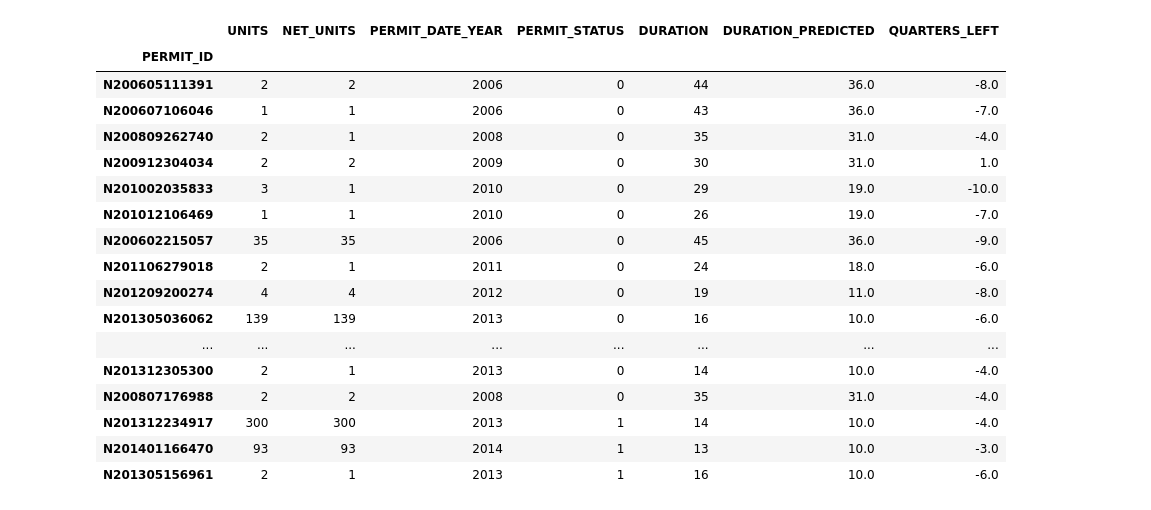
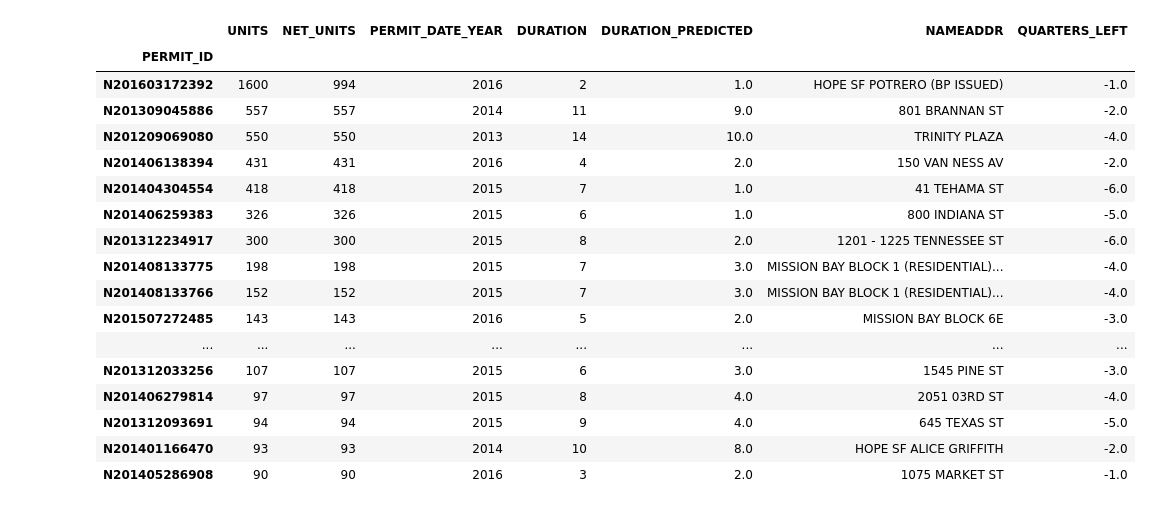
Before and after one commit to openland/statecraft-projects, a Jupyter notebook: housing_pipeline.ipynb, the cells around one changed output. Saved outputs shown, nothing was run; the diff lists cells and outputs as text; code cells hidden in the pictures.

```diff
--- a/housing_pipeline.ipynb
+++ b/housing_pipeline.ipynb
@@ -21,7 +21,7 @@ IPython.OutputArea.prototype._should_scroll = function(lines) {
 # %% [output]
 [interactive output not drawn]
 # %%
-columns = ['PERMIT_ID', 'UNITS', 'NET_UNITS', 'BESTSTAT', 'BESTDATE', 'YEAR', 'QUARTER']
+columns = ['PERMIT_ID', 'UNITS', 'NET_UNITS', 'BESTSTAT', 'BESTDATE', 'YEAR', 'QUARTER', 'NAMEADDR']
 # AFF_UNITS, NET_AFF_UNITS, NAMEADDR, APN
 distinct_columns = ['PERMIT_ID']
 
@@ -40,9 +40,13 @@ def loadData():
     return df
 
 def loadPermits():
-    converters = {'Permit Number': lambda x: 'N'+x.replace(',','')}
-    X = pd.read_csv("data_complete/Building_Permits_Filtered.csv", sep=',', infer_datetime_format=True, parse_dates=['PERMIT_DATE', 'PERMIT_STATUS_DATE'])
+    #converters = {'Permit Number': lambda x: 'N'+x.replace(',','')}
+    #X = pd.read_csv("data_complete/Building_Permits_Filtered.csv", sep=',', infer_datetime_format=True, parse_dates=['PERMIT_DATE', 'PERMIT_STATUS_DATE'])
+
+    X = pd.read_csv("data_complete/Building_Permits_ISSUED.csv", sep=',', infer_datetime_format=True, parse_dates=['PERMIT_ISSUED_DATE'])
+    X = X.drop_duplicates()
     X = X.set_index('PERMIT_ID')
+    X.rename(columns = {'PERMIT_ISSUED_DATE':'PERMIT_DATE'}, inplace = True)
     return X
 
 permits = loadPermits()
@@ -91,8 +95,8 @@ data['PERMIT_DATE_YEAR'] = pd.DatetimeIndex(data['PERMIT_DATE']).year
 data['PERMIT_DATE_QUARTER'] = pd.DatetimeIndex(data['PERMIT_DATE']).quarter
 
 data['DURATION'] = (data['YEAR_END'] - data['PERMIT_DATE_YEAR']) * 4 + data['QUARTER_END'] - data['PERMIT_DATE_QUARTER'] + 1
-data = data[['UNITS', 'NET_UNITS', 'YEAR_END', 'QUARTER_END', # , 'PERMIT_DATE', 'YEAR_START', 'QUARTER_START'
-             'PERMIT_DATE_YEAR', 'PERMIT_DATE_QUARTER', 'DURATION', 'PERMIT_STATUS', 'PERMIT_STATUS_DATE']]
+data = data[['UNITS', 'NET_UNITS', 'YEAR_END', 'QUARTER_END', 'NAMEADDR',# , 'PERMIT_DATE', 'YEAR_START', 'QUARTER_START'
+             'PERMIT_DATE_YEAR', 'PERMIT_DATE_QUARTER', 'DURATION']]#, 'PERMIT_STATUS', 'PERMIT_STATUS_DATE']]
 data.head()
 # %% [output]
 565
@@ -181,11 +185,11 @@ grouped.plot(y = 'NET_UNITS', kind = "bar", figsize=(20,10), title="Total units
 #incomplete['PERMIT_DATE_YEAR'] = 2017 - incomplete['PERMIT_DATE_YEAR']
 
 # if permit status is "complete"
-complete['PERMIT_STATUS'] = pd.get_dummies( complete['PERMIT_STATUS'] )['complete']
-incomplete['PERMIT_STATUS'] = pd.get_dummies( incomplete['PERMIT_STATUS'] )['complete']
+#complete['PERMIT_STATUS'] = pd.get_dummies( complete['PERMIT_STATUS'] )['complete']
+#incomplete['PERMIT_STATUS'] = pd.get_dummies( incomplete['PERMIT_STATUS'] )['complete']
 
-columns_to_show = ['UNITS', 'NET_UNITS', 'PERMIT_DATE_YEAR', 'PERMIT_STATUS', 'DURATION',
-                   'DURATION_PREDICTED']
+columns_to_show = ['UNITS', 'NET_UNITS', 'PERMIT_DATE_YEAR', 'DURATION',
+                   'DURATION_PREDICTED', 'NAMEADDR']
 # %%
 X_train, X_val, y_train, y_val = train_test_split(
     complete,
@@ -195,13 +199,13 @@ X_train, X_val, y_train, y_val = train_test_split(
 
 # linear regression 11.09
 #model = linear_model.LinearRegression(fit_intercept=True, normalize=True)
-model = RandomForestRegressor(max_depth=2, criterion="mse", warm_start=True)
-model.fit(X_train[['UNITS', 'PERMIT_DATE_YEAR', 'PERMIT_STATUS']], y_train)
+model = RandomForestRegressor(max_depth=8, criterion="mse", min_samples_split=6)
+model.fit(X_train[['UNITS', 'PERMIT_DATE_YEAR', 'PERMIT_DATE_QUARTER']], y_train)
 
 #print('Coefficients: \n', model.coef_)
 print(model.feature_importances_)
 
-y_val_predicted = model.predict(X_val[['UNITS', 'PERMIT_DATE_YEAR', 'PERMIT_STATUS']])
+y_val_predicted = model.predict(X_val[['UNITS', 'PERMIT_DATE_YEAR', 'PERMIT_DATE_QUARTER']])
 X_val['DURATION_PREDICTED'] = np.ceil(y_val_predicted)
 
 #X_val['DURATION_PREDICTED'][X_val['DURATION_PREDICTED'] < 13] = X_val['DURATION_PREDICTED'] * 1.3
@@ -234,27 +238,27 @@ Mean absolute error: 3.35
 # %%
-duration_predicted = model.predict(incomplete[['UNITS', 'PERMIT_DATE_YEAR', 'PERMIT_STATUS']])
+duration_predicted = model.predict(incomplete[['UNITS', 'PERMIT_DATE_YEAR', 'PERMIT_DATE_QUARTER']])
 incomplete['DURATION_PREDICTED'] = np.ceil(duration_predicted)
-incomplete.sort_values(by=['NET_UNITS'],ascending=False)
 
 # shows that basically all buildings not finished yet should be finished already :D
 incomplete['QUARTERS_LEFT'] = incomplete['DURATION_PREDICTED'] - incomplete['DURATION']
-incomplete[columns_to_show + ['QUARTERS_LEFT']].head(20)
+incomplete[columns_to_show + ['QUARTERS_LEFT']].sort_values(by=['NET_UNITS'],ascending=False).to_csv("data_complete/predictions.csv")
+incomplete[columns_to_show + ['QUARTERS_LEFT']].sort_values(by=['NET_UNITS'],ascending=False).head(20)
 # %% [output]
-|  | UNITS | NET_UNITS | PERMIT_DATE_YEAR | PERMIT_STATUS | DURATION | DURATION_PREDICTED | QUARTERS_LEFT |
+|  | UNITS | NET_UNITS | PERMIT_DATE_YEAR | DURATION | DURATION_PREDICTED | NAMEADDR | QUARTERS_LEFT |
 | PERMIT_ID |  |  |  |  |  |  |  |
-| N200605111391 | 2 | 2 | 2006 | 0 | 44 | 36.0 | -8.0 |
-| N200607106046 | 1 | 1 | 2006 | 0 | 43 | 36.0 | -7.0 |
-| N200809262740 | 2 | 1 | 2008 | 0 | 35 | 31.0 | -4.0 |
-| N200912304034 | 2 | 2 | 2009 | 0 | 30 | 31.0 | 1.0 |
-| N201002035833 | 3 | 1 | 2010 | 0 | 29 | 19.0 | -10.0 |
-| N201012106469 | 1 | 1 | 2010 | 0 | 26 | 19.0 | -7.0 |
-| N200602215057 | 35 | 35 | 2006 | 0 | 45 | 36.0 | -9.0 |
-| N201106279018 | 2 | 1 | 2011 | 0 | 24 | 18.0 | -6.0 |
-| N201209200274 | 4 | 4 | 2012 | 0 | 19 | 11.0 | -8.0 |
-| N201305036062 | 139 | 139 | 2013 | 0 | 16 | 10.0 | -6.0 |
+| N201603172392 | 1600 | 994 | 2016 | 2 | 1.0 | HOPE SF POTRERO (BP ISSUED) | -1.0 |
+| N201309045886 | 557 | 557 | 2014 | 11 | 9.0 | 801 BRANNAN ST | -2.0 |
+| N201209069080 | 550 | 550 | 2013 | 14 | 10.0 | TRINITY PLAZA | -4.0 |
+| N201406138394 | 431 | 431 | 2016 | 4 | 2.0 | 150 VAN NESS AV | -2.0 |
+| N201404304554 | 418 | 418 | 2015 | 7 | 1.0 | 41 TEHAMA ST | -6.0 |
+| N201406259383 | 326 | 326 | 2015 | 6 | 1.0 | 800 INDIANA ST | -5.0 |
+| N201312234917 | 300 | 300 | 2015 | 8 | 2.0 | 1201 - 1225 TENNESSEE ST | -6.0 |
+| N201408133775 | 198 | 198 | 2015 | 7 | 3.0 | MISSION BAY BLOCK 1 (RESIDENTIAL)... | -4.0 |
+| N201408133766 | 152 | 152 | 2015 | 7 | 3.0 | MISSION BAY BLOCK 1 (RESIDENTIAL)... | -4.0 |
+| N201507272485 | 143 | 143 | 2016 | 5 | 2.0 | MISSION BAY BLOCK 6E | -3.0 |
 | ... | ... | ... | ... | ... | ... | ... | ... |
-| N201312305300 | 2 | 1 | 2013 | 0 | 14 | 10.0 | -4.0 |
-| N200807176988 | 2 | 2 | 2008 | 0 | 35 | 31.0 | -4.0 |
-| N201312234917 | 300 | 300 | 2013 | 1 | 14 | 10.0 | -4.0 |
-| N201401166470 | 93 | 93 | 2014 | 1 | 13 | 10.0 | -3.0 |
-| N201305156961 | 2 | 1 | 2013 | 1 | 16 | 10.0 | -6.0 |
+| N201312033256 | 107 | 107 | 2015 | 6 | 3.0 | 1545 PINE ST | -3.0 |
+| N201406279814 | 97 | 97 | 2015 | 8 | 4.0 | 2051 03RD ST | -4.0 |
+| N201312093691 | 94 | 94 | 2015 | 9 | 4.0 | 645 TEXAS ST | -5.0 |
+| N201401166470 | 93 | 93 | 2014 | 10 | 8.0 | HOPE SF ALICE GRIFFITH | -2.0 |
+| N201405286908 | 90 | 90 | 2016 | 3 | 2.0 | 1075 MARKET ST | -1.0 |
```
Also changed, not shown: parts of 9 cells of this notebook.
